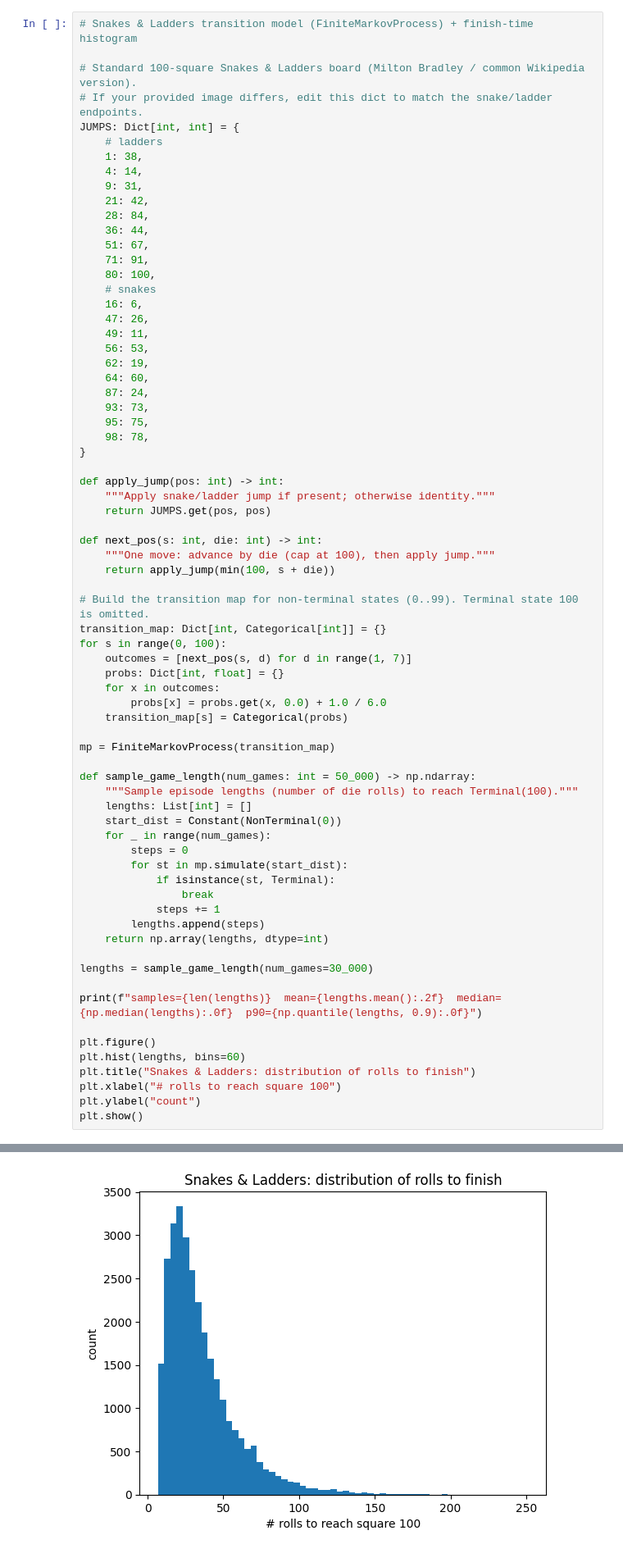
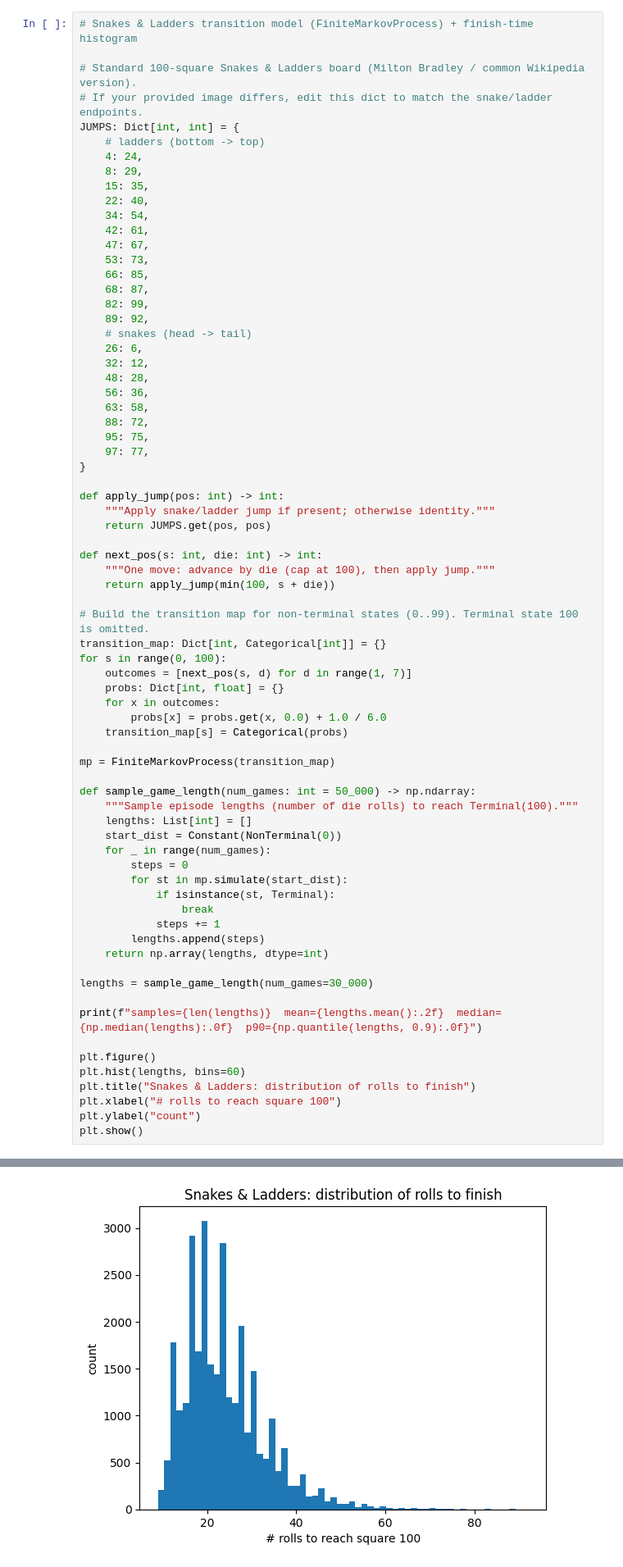
Before and after one commit to onat-dalmaz/RL-book, a Jupyter notebook: assignment1.ipynb, the cells around one changed output, grey strips where cells are left out. Shown at 82% size. Drawn from its saved outputs; the diff is of its cells as text.

```diff
--- a/assignment1.ipynb
+++ b/assignment1.ipynb
@@ -107,27 +107,28 @@ Squares without snakes/ladders simply have \(J(u)=u\).
 # Standard 100-square Snakes & Ladders board (Milton Bradley / common Wikipedia version).
 # If your provided image differs, edit this dict to match the snake/ladder endpoints.
 JUMPS: Dict[int, int] = {
-    # ladders
-    1: 38,
-    4: 14,
-    9: 31,
-    21: 42,
-    28: 84,
-    36: 44,
-    51: 67,
-    71: 91,
-    80: 100,
-    # snakes
-    16: 6,
-    47: 26,
-    49: 11,
-    56: 53,
-    62: 19,
-    64: 60,
-    87: 24,
-    93: 73,
+    # ladders (bottom -> top)
+    4: 24,
+    8: 29,
+    15: 35,
+    22: 40,
+    34: 54,
+    42: 61,
+    47: 67,
+    53: 73,
+    66: 85,
+    68: 87,
+    82: 99,
+    89: 92,
+    # snakes (head -> tail)
+    26: 6,
+    32: 12,
+    48: 28,
+    56: 36,
+    63: 58,
+    88: 72,
     95: 75,
-    98: 78,
+    97: 77,
 }
 
 def apply_jump(pos: int) -> int:
@@ -177,4 +178,4 @@ samples=30000  mean=35.79  median=29  p90=66
-[figure, old version]
+[figure, new version]
 # %% [markdown]
 ## Question 2: Markov Decision Processes
 
```
Also changed, not shown: parts of 1 cell of this notebook, 1 other file.
